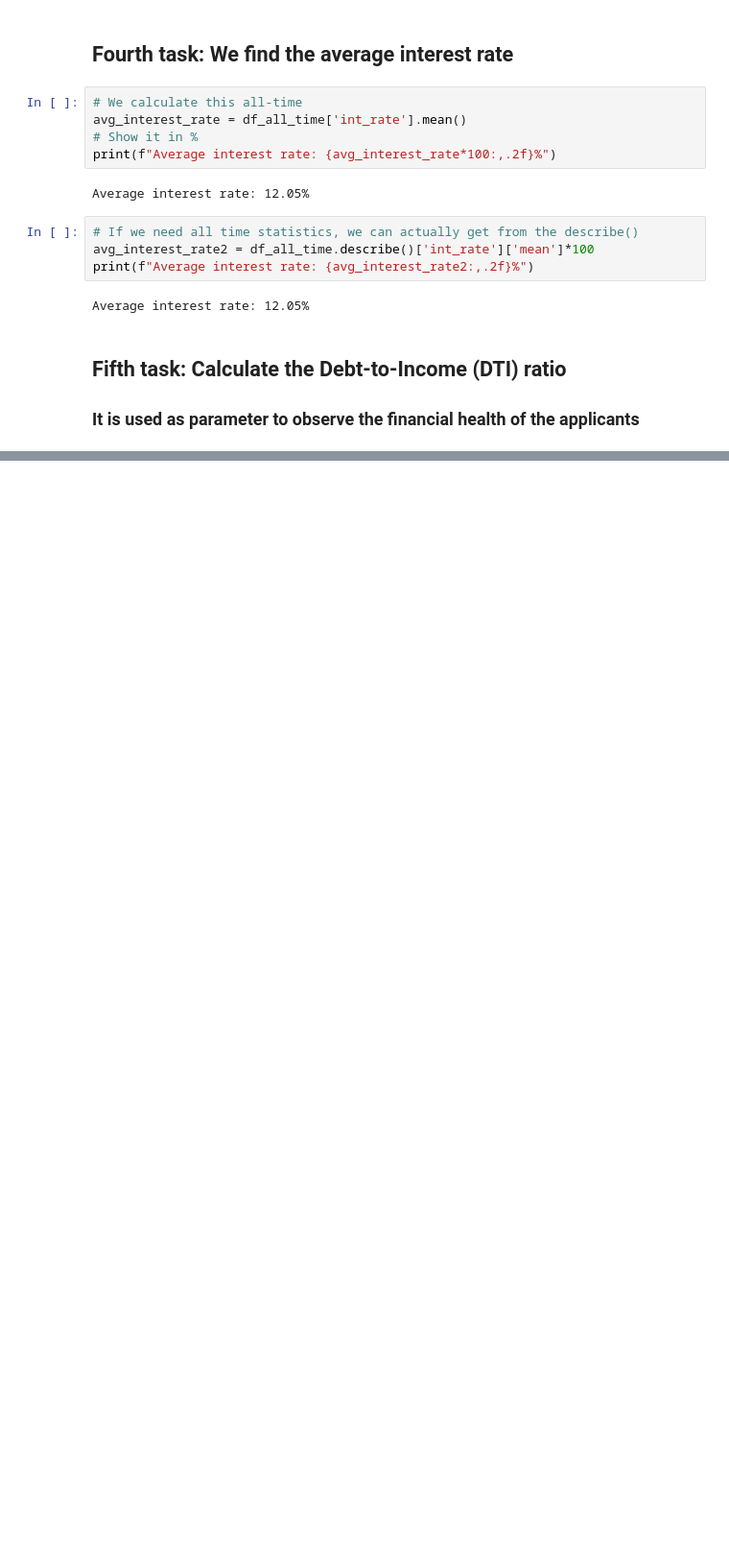
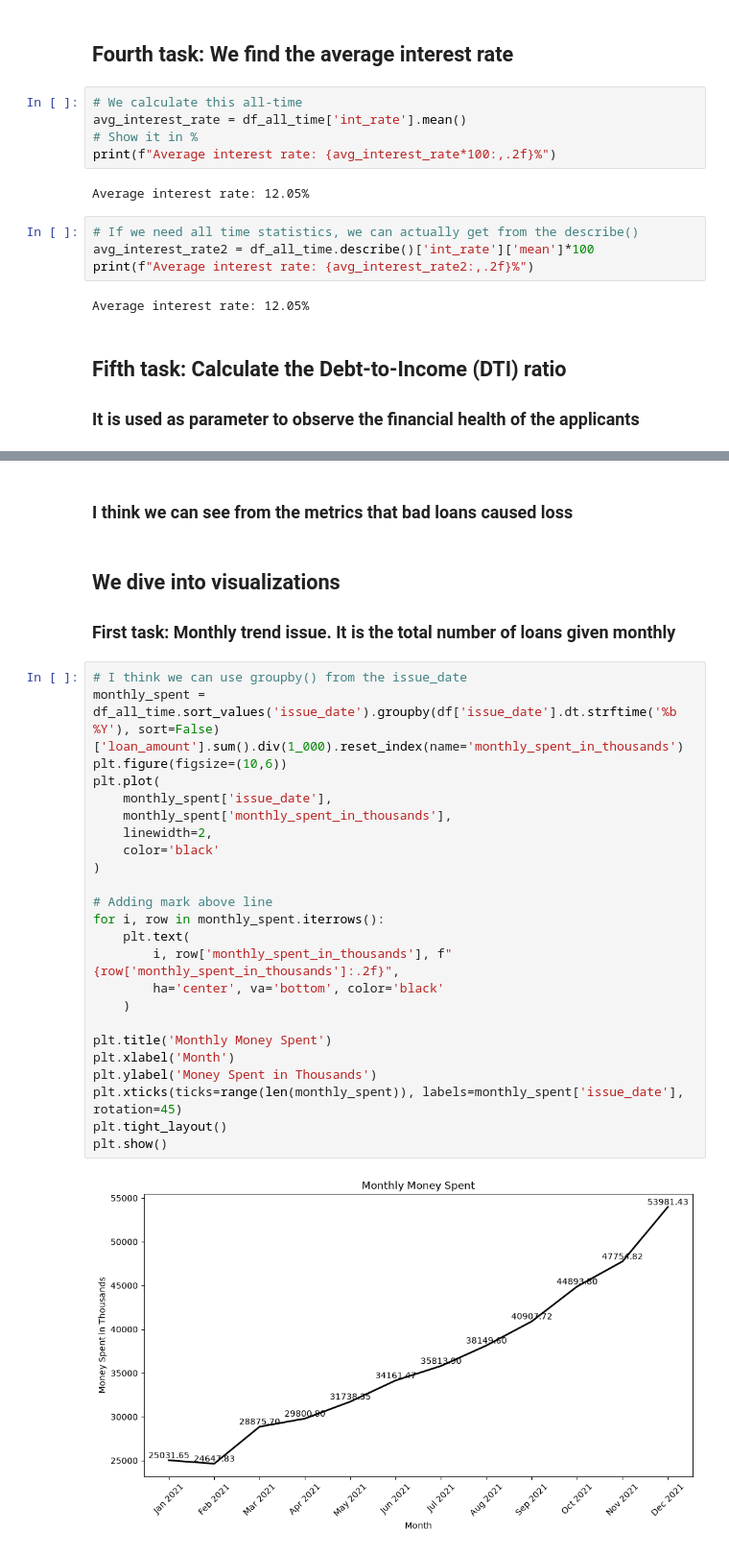
Before and after one commit to MuhammadUtoro/data-analytics, a Jupyter notebook: project.ipynb, the cells around one changed output, grey strips where cells are left out. Shown at 96% size. Cells and saved outputs as stored; diff of their text form; blank space fills up the shorter version.

Commit message:
finishing the analysis and starting visualization

```diff
--- a/project.ipynb
+++ b/project.ipynb
@@ -138,0 +176,31 @@ Average DTI ratio: 13.33%
+# %% [markdown]
+### I think we can see from the metrics that bad loans caused loss
+# %% [markdown]
+## We dive into visualizations
+### First task: Monthly trend issue. It is the total number of loans given monthly
+# %%
+# I think we can use groupby() from the issue_date
+monthly_spent = df_all_time.sort_values('issue_date').groupby(df['issue_date'].dt.strftime('%b %Y'), sort=False)['loan_amount'].sum().div(1_000).reset_index(name='monthly_spent_in_thousands')
+plt.figure(figsize=(10,6))
+plt.plot(
+    monthly_spent['issue_date'],
+    monthly_spent['monthly_spent_in_thousands'],
+    linewidth=2,
+    color='black'
+)
+
+# Adding mark above line
+for i, row in monthly_spent.iterrows():
+    plt.text(
+        i, row['monthly_spent_in_thousands'], f"{row['monthly_spent_in_thousands']:.2f}",
+        ha='center', va='bottom', color='black'
+    )
+
+plt.title('Monthly Money Spent')
+plt.xlabel('Month')
+plt.ylabel('Money Spent in Thousands')
+plt.xticks(ticks=range(len(monthly_spent)), labels=monthly_spent['issue_date'], rotation=45)
+plt.tight_layout()
+plt.show()
+# %% [output]
+[figure, added]
```
Also changed, not shown: parts of 7 cells of this notebook.
